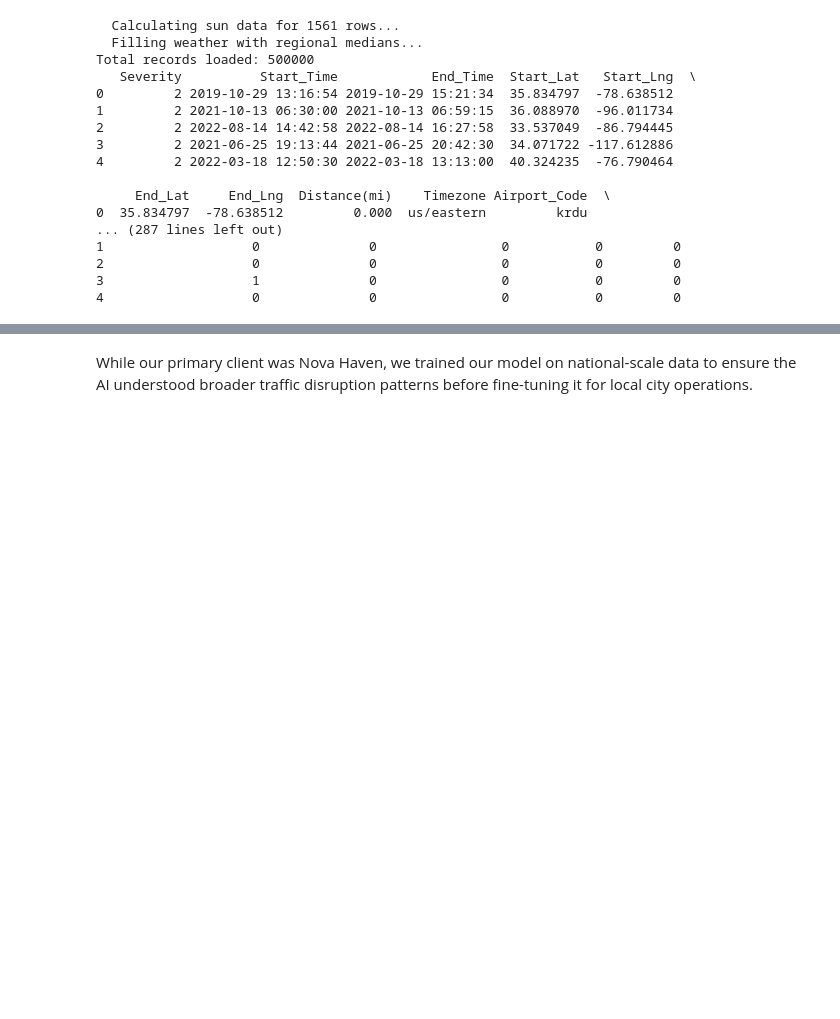
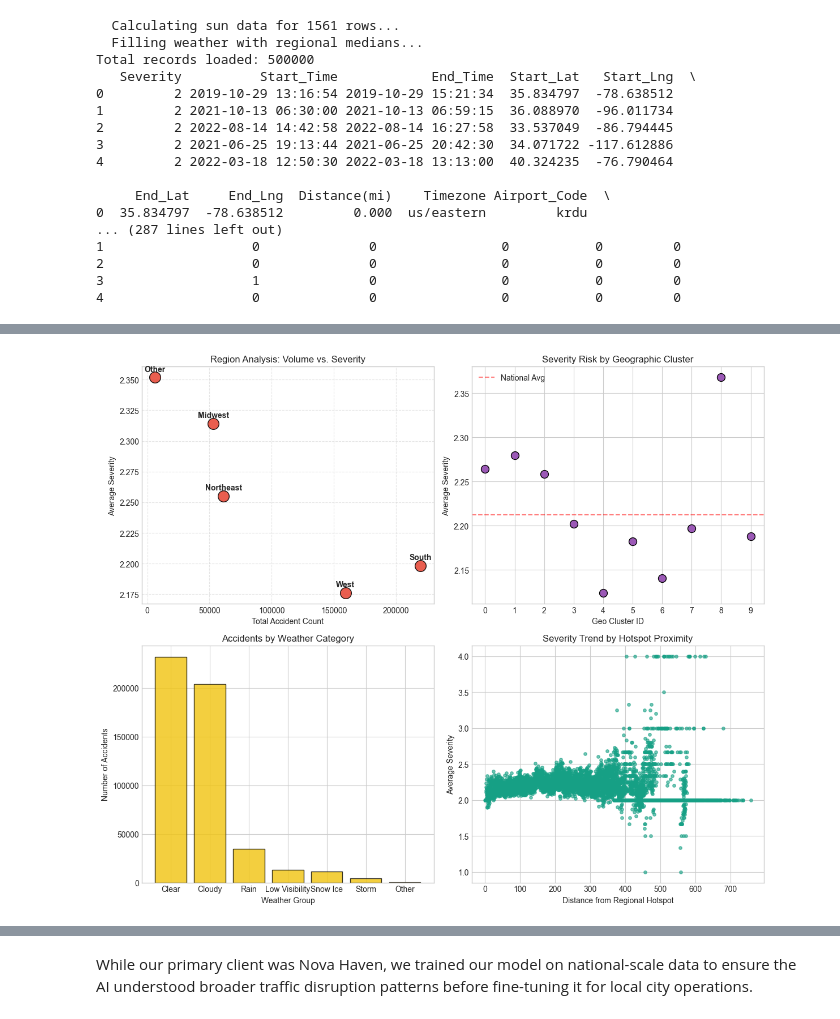
Before and after one commit to fsa-aiml-2511/final-capstone-e2ws-ai-topia-consulting, a Jupyter notebook: notebooks/EDA.ipynb, the cells around one changed output, grey strips where cells are left out. Drawn from its saved outputs; the diff is of its cells as text; code cells hidden in the pictures; blank space fills up the shorter version.

```diff
--- a/notebooks/EDA.ipynb
+++ b/notebooks/EDA.ipynb
@@ -98,0 +219,99 @@ Total records loaded: 500000
+# %%
+# Visualize Severity by different features
+fig, axes = plt.subplots(2,2,figsize = (12,10))
+
+# Plot 1: Average Severity Based on Region
+region_cols = ['region_Midwest', 'region_Northeast', 'region_South', 'region_West', 'region_Other']
+region_stats = []
+for col in region_cols:
+    region_data = df_City_Traffic[df_City_Traffic[col] == 1]
+    region_stats.append({
+        'Region': col.replace('region_', ''),
+        'Accident_Count': len(region_data),
+        'Avg_Severity': region_data[TARGET].mean()
+    })
+stats_df = pd.DataFrame(region_stats)
+axes[0,0].scatter(
+    stats_df['Accident_Count'],
+    stats_df['Avg_Severity'],
+    color='#E74C3C',
+    s=200,
+    edgecolor='black',
+    alpha=0.9
+)
+for i, row in stats_df.iterrows():
+    axes[0,0].text(
+        row['Accident_Count'],
+        row['Avg_Severity'] + 0.005,
+        row['Region'],
+        fontsize=10,
+        ha='center',
+        fontweight='bold'
+    )
+axes[0,0].set_xlabel('Total Accident Count')
+axes[0,0].set_ylabel('Average Severity')
+axes[0,0].set_title('Region Analysis: Volume vs. Severity')
+axes[0,0].grid(True, linestyle='--', alpha=0.5)
+
+
+# Plot 2: Average Severity Based on Geo_Cluster
+cluster_severity = df_City_Traffic.groupby('Geo_Cluster')[TARGET].mean()
+axes[0,1].scatter(
+    cluster_severity.index,
+    cluster_severity.values,
+    color='#9B59B6',
+    s=100,
+    edgecolor='black',
+    zorder=3
+)
+axes[0,1].set_xlabel('Geo Cluster ID')
+axes[0,1].set_ylabel('Average Severity')
+axes[0,1].set_title('Severity Risk by Geographic Cluster')
+axes[0,1].set_xticks(range(10))
+overall_mean = df_City_Traffic[TARGET].mean()
+axes[0,1].axhline(overall_mean, color='red', linestyle='--', alpha=0.5, label='National Avg')
+axes[0,1].legend()
+axes[0,1].set_xticks(axes[0,1].get_xticks())
+
+# Plot 3: Severity Based on Weather_Condition
+weather_cols = [
+    'weather_cluster_clear', 'weather_cluster_cloudy',
+    'weather_cluster_low_visibility', 'weather_cluster_other',
+    'weather_cluster_rain', 'weather_cluster_snow_ice', 'weather_cluster_storm'
+]
+weather_counts = df_City_Traffic[weather_cols].sum().sort_values(ascending=False)
+clean_labels = [col.replace('weather_cluster_', '').replace('_', ' ').title() for col in weather_counts.index]
+axes[1,0].bar(
+    clean_labels,
+    weather_counts.values,
+    color='#F1C40F',
+    edgecolor='black',
+    alpha=0.8
+)
+axes[1,0].set_xlabel('Weather Group')
+axes[1,0].set_ylabel('Number of Accidents')
+axes[1,0].set_title('Accidents by Weather Category')
+
+
+# Plot 4: Severity trends for Distance from Regional Hotspot
+df_City_Traffic['dist_rounded'] = df_City_Traffic['dist_from_reg_hotspot'].round(1)
+severity_avg_by_dist = df_City_Traffic.groupby('dist_rounded')[TARGET].mean()
+
+# 2. Plot on the desired axis
+axes[1,1].scatter(
+    severity_avg_by_dist.index,
+    severity_avg_by_dist.values,
+    color='#16A085', # Sea green color
+    s=15,
+    alpha=0.6
+)
+
+# 3. Formatting
+axes[1,1].set_xlabel('Distance from Regional Hotspot')
+axes[1,1].set_ylabel('Average Severity')
+axes[1,1].set_title('Severity Trend by Hotspot Proximity')
+
+plt.tight_layout()
+plt.show()
+# %% [output]
+[figure, added]
```
Also changed, not shown: parts of 22 cells of this notebook, 5 other files.
